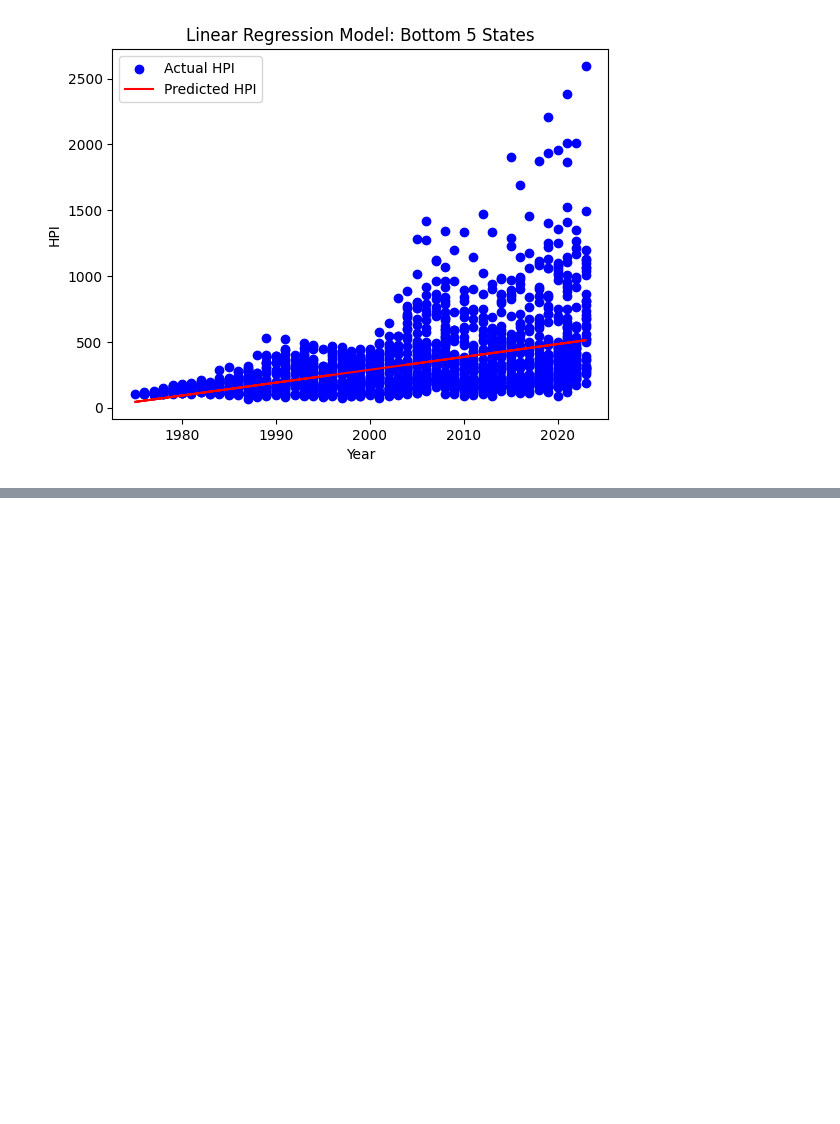
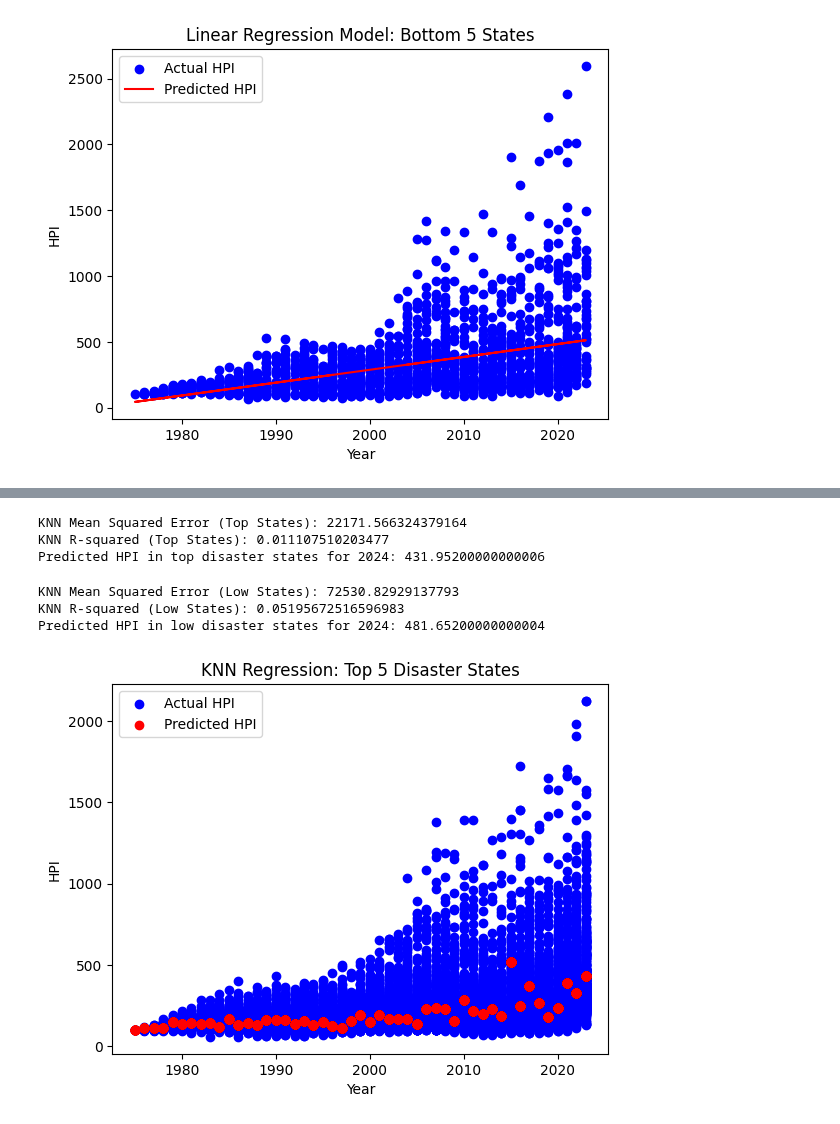
Before and after one commit to sofiadellarosa/FinalProjectDS, a Jupyter notebook: DSproject.ipynb, the cells around one changed output, grey strips where cells are left out. Saved outputs shown, nothing was run; the diff lists cells and outputs as text; code cells hidden in the pictures; blank space fills up the shorter version.

```diff
--- a/DSproject.ipynb
+++ b/DSproject.ipynb
@@ -909,0 +924,36 @@ So, if a state has an HPI of 300, its housing market has seen moderate growth. I
+# %%
+'''K-Nearest Neighbors Regression for HPI and year for just the top 5 disaster states'''
+from sklearn.neighbors import KNeighborsRegressor
+from sklearn.model_selection import train_test_split
+from sklearn.metrics import mean_squared_error, r2_score
+import matplotlib.pyplot as plt
+
+# Prepare the data
+XTopKnn = hpi_top[['Year']]
+yTopKnn = hpi_top['HPI']
+
+# Train test split
+XTrainKnn, XTestKnn, yTrainKnn, yTestKnn = train_test_split(XTopKnn, yTopKnn, test_size=0.2, random_state=42)
+
+# Train KNN model
+knnModel = KNeighborsRegressor(n_neighbors=5)
+knnModel.fit(XTrainKnn, yTrainKnn)
+
+# Make predictions on the test set
+yPredKnn = knnModel.predict(XTestKnn)
+
+# Evaluate the model
+mseknn = mean_squared_error(yTestKnn, yPredKnn)
+r2knn = r2_score(yTestKnn, yPredKnn)
+
+print(f"KNN Mean Squared Error (Top States): {mseknn}")
+print(f"KNN R-squared (Top States): {r2knn}")
+
+# Example prediction
+new_year = [[2024]]  # Example: predict HPI for the year 2024
+predicted_hpi = knnModel.predict(new_year)
+print(f"Predicted HPI in top disaster states for 2024: {predicted_hpi[0]}")
+# %% [output]
+KNN Mean Squared Error (Top States): 22171.566324379164
+KNN R-squared (Top States): 0.011107510203477
+Predicted HPI in top disaster states for 2024: 431.95200000000006
@@ -909,0 +963,43 @@ So, if a state has an HPI of 300, its housing market has seen moderate growth. I
+# %%
+'''K-Nearest Neighbors Regression for HPI and year for just the bottom 5 disaster states'''
+# Prepare the data
+XLowKnn = hpi_low[['Year']]
+yLowKnn = hpi_low['HPI']
+
+# Train test split
+XTrainKnn2, XTestKnn2, yTrainKnn2, yTestKnn2 = train_test_split(XLowKnn, yLowKnn, test_size=0.2, random_state=42)
+
+# Train KNN model
+knnModel2 = KNeighborsRegressor(n_neighbors=5)
+knnModel2.fit(XTrainKnn2, yTrainKnn2)
+
+# Make predictions on the test set
+yPredKnn2 = knnModel2.predict(XTestKnn2)
+
+# Evaluate the model
+mseKnn2 = mean_squared_error(yTestKnn2, yPredKnn2)
+r2Knn2 = r2_score(yTestKnn2, yPredKnn2)
+
+print(f"KNN Mean Squared Error (Low States): {mseKnn2}")
+print(f"KNN R-squared (Low States): {r2Knn2}")
+
+# Example prediction
+new_year = [[2024]]  # Example: predict HPI for the year 2024
+predicted_hpi_2 = knnModel2.predict(new_year)
+print(f"Predicted HPI in low disaster states for 2024: {predicted_hpi_2[0]}")
+# %% [output]
+KNN Mean Squared Error (Low States): 72530.82929137793
+KNN R-squared (Low States): 0.05195672516596983
+Predicted HPI in low disaster states for 2024: 481.65200000000004
+# %%
+# Assuming 'X_test' and 'y_pred' are already defined from the previous code
+import matplotlib.pyplot as plt
+plt.scatter(XTestKnn, yTestKnn, color='blue', label='Actual HPI')
+plt.scatter(XTestKnn, yPredKnn, color='red', label='Predicted HPI')
+plt.title("KNN Regression: Top 5 Disaster States")
+plt.xlabel("Year")
+plt.ylabel("HPI")
+plt.legend()
+plt.show()
+# %% [output]
+[figure, added]
```
Also changed, not shown: parts of 12 cells of this notebook.
